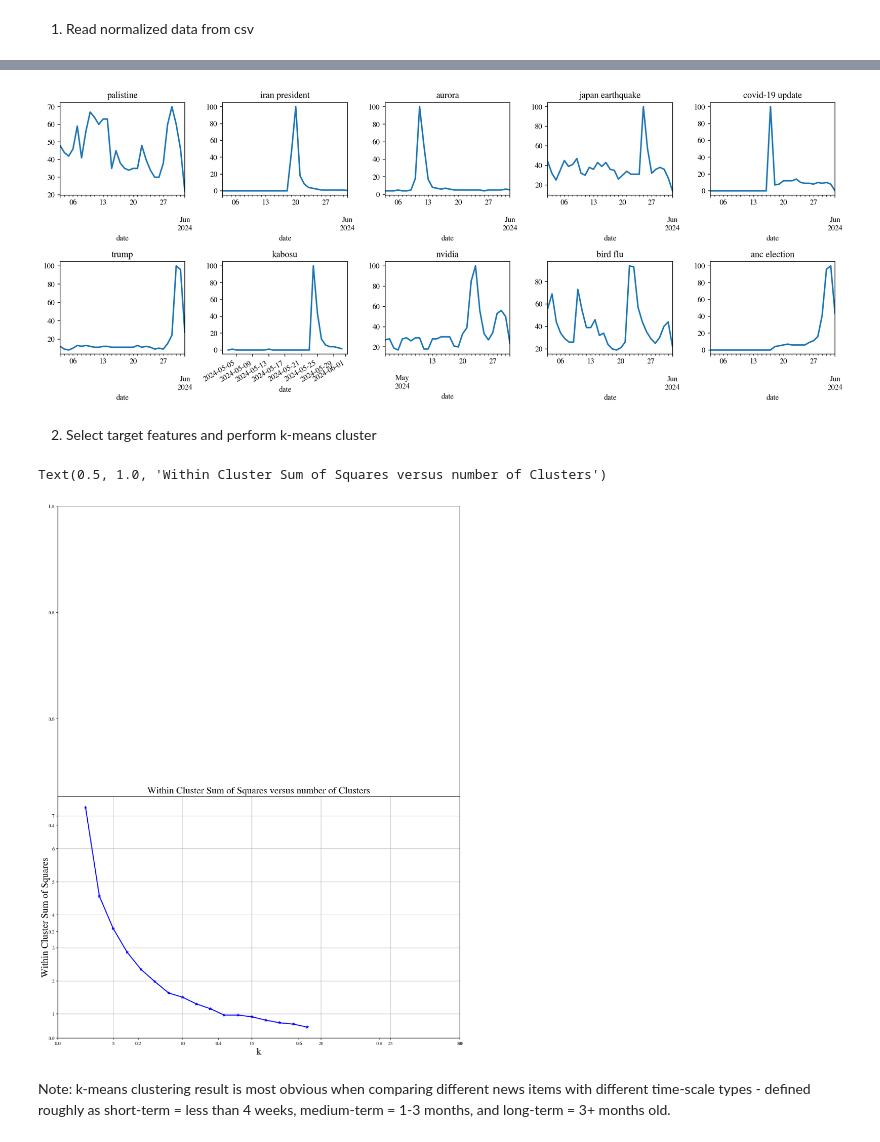
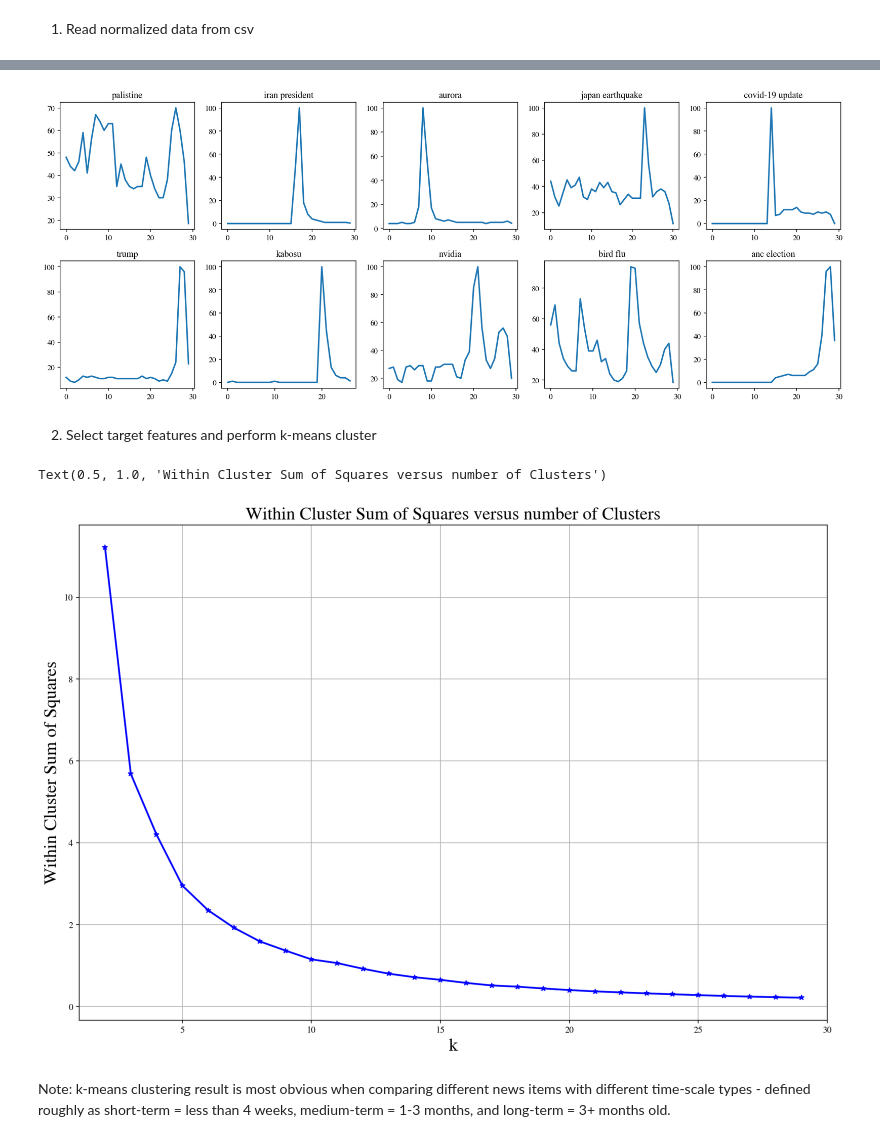
Before and after one commit to FibonacciAlex/755_project_4, a Jupyter notebook: Final Report Files - Group 2/Report - The News Trend Predictor - Data Mastery Group Project.ipynb, the cells around one changed output, grey strips where cells are left out. Drawn from its saved outputs; the diff is of its cells as text; code cells hidden in the pictures.

Commit message:
Reproduce the graph of k-means

```diff
--- a/Final Report Files - Group 2/Report - The News Trend Predictor - Data Mastery Group Project.ipynb
+++ b/Final Report Files - Group 2/Report - The News Trend Predictor - Data Mastery Group Project.ipynb
@@ -221,12 +219,8 @@ trends_cols = all_trends.columns[1:]
 # %% [markdown]
 1. Read normalized data from csv
 # %%
+trends_cols = all_trends.columns[1:]
 def handle_yt_data(df):
     df = df[['date','views','likes','comments']].copy()
     df['date'] = pd.to_datetime(df['date']).dt.date
     return df
-
-path = f'./data/yt_data_1.csv'
-v = pd.read_csv(path)
-v1 = handle_yt_data(v)
-v1.head()
@@ -250,18 +227,17 @@ yt_data.head()
+# %%
+nor_feats_df = []
+for i, val in enumerate(trends_cols):
+    path = f'./data/yt_data_{i}.csv'
+    v = pd.read_csv(path)
+    temp = handle_yt_data(v)
+    trend = all_trends.loc[:, ["date", all_trends.columns[i+1]]]
+    # print(f'columns {temp.columns}, trend column {trend.columns}')
+    yt_feat_data, yt_feat_data_normalised = feature_creator.create_features(trend, temp)
+    v2 = yt_feat_data_normalised.reset_index()
+    v2['label'] = i
+    nor_feats_df.append(v2)
 # %%
-nor_feats_df = []
-for i, val in enumerate(trends_cols):
-    path = f'./data/yt_data_{i}.csv'
-    v = pd.read_csv(path)
-    trend = all_trends.loc[:, ["date", all_trends.columns[i+1]]]
-    temp = handle_yt_data(v)
-    # print(f'columns {temp.columns}, trend column {trend.columns}')
-    yt_feat_data, yt_feat_data_normalised = feature_creator.create_features(trend, temp)
-    yt_feat_data_normalised['label'] = i
-    nor_feats_df.append(yt_feat_data_normalised)
-
 fig, axs = plt.subplots(2, 5, figsize=(15, 6))
-
-
 for i, val in enumerate(nor_feats_df):
     row = i // 5
     col = i % 5
@@ -271,31 +247,31 @@ for i, val in enumerate(nor_feats_df):
 plt.tight_layout()
 plt.show()
 # %% [output]
-[figure, old version]
+[figure, new version]
 # %% [markdown]
 2. Select target features and perform k-means cluster
 # %%
 combined_nor_feat_df = pd.concat(nor_feats_df, axis=0) #merge in row
 oper_feat = combined_nor_feat_df.iloc[:,[5,6]]
 
-k_rng = range(3,20)
+k_rng = range(2,30)
 est = [KMeans(n_clusters = k).fit(oper_feat.values) for k in k_rng]
 
 # Generally want to minimize WSS, while also minimizing k
 within_cluster_sum_squares = [e.inertia_ for e in est]
 fig, axes = plt.subplots()
-fig.set_size_inches(15,20)
+fig.set_size_inches(15,10)
 # Plot the results
-plt.subplot(212)
+plt.subplot(111)
 plt.plot(k_rng, within_cluster_sum_squares, 'b*-')
 plt.xlim([1,30])
 plt.grid(True)
 plt.xlabel('k', fontsize=20)
 plt.ylabel('Within Cluster Sum of Squares', fontsize=20)
 plt.title('Within Cluster Sum of Squares versus number of Clusters', fontsize=20)
 # %% [output]
 Text(0.5, 1.0, 'Within Cluster Sum of Squares versus number of Clusters')
-[figure, old version]
+[figure, new version]
 # %% [markdown]
 Note: k-means clustering result is most obvious when comparing different news items with different time-scale types - defined roughly as short-term = less than 4 weeks, medium-term = 1-3 months, and long-term = 3+ months old.
 # %%
```
Also changed, not shown: parts of 6 cells of this notebook.
